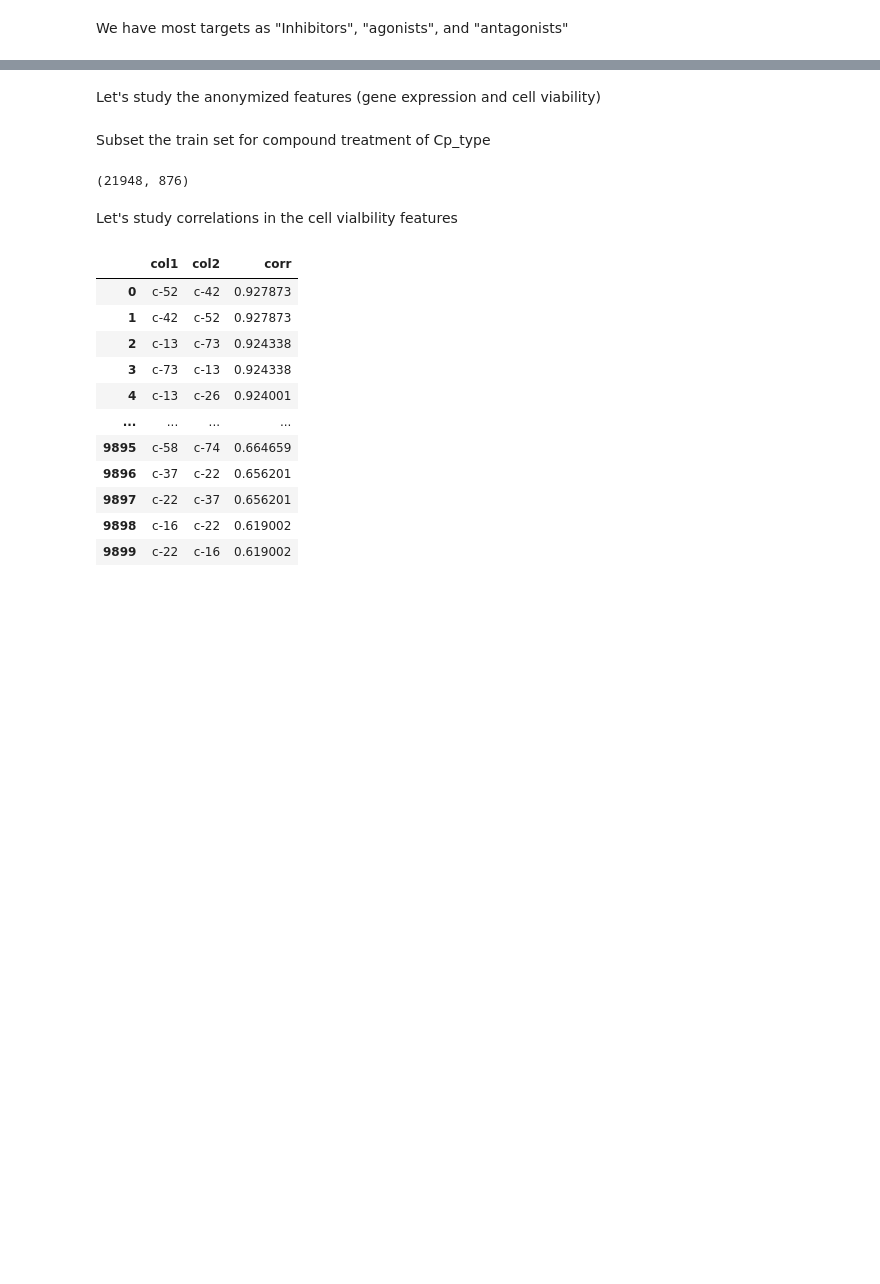
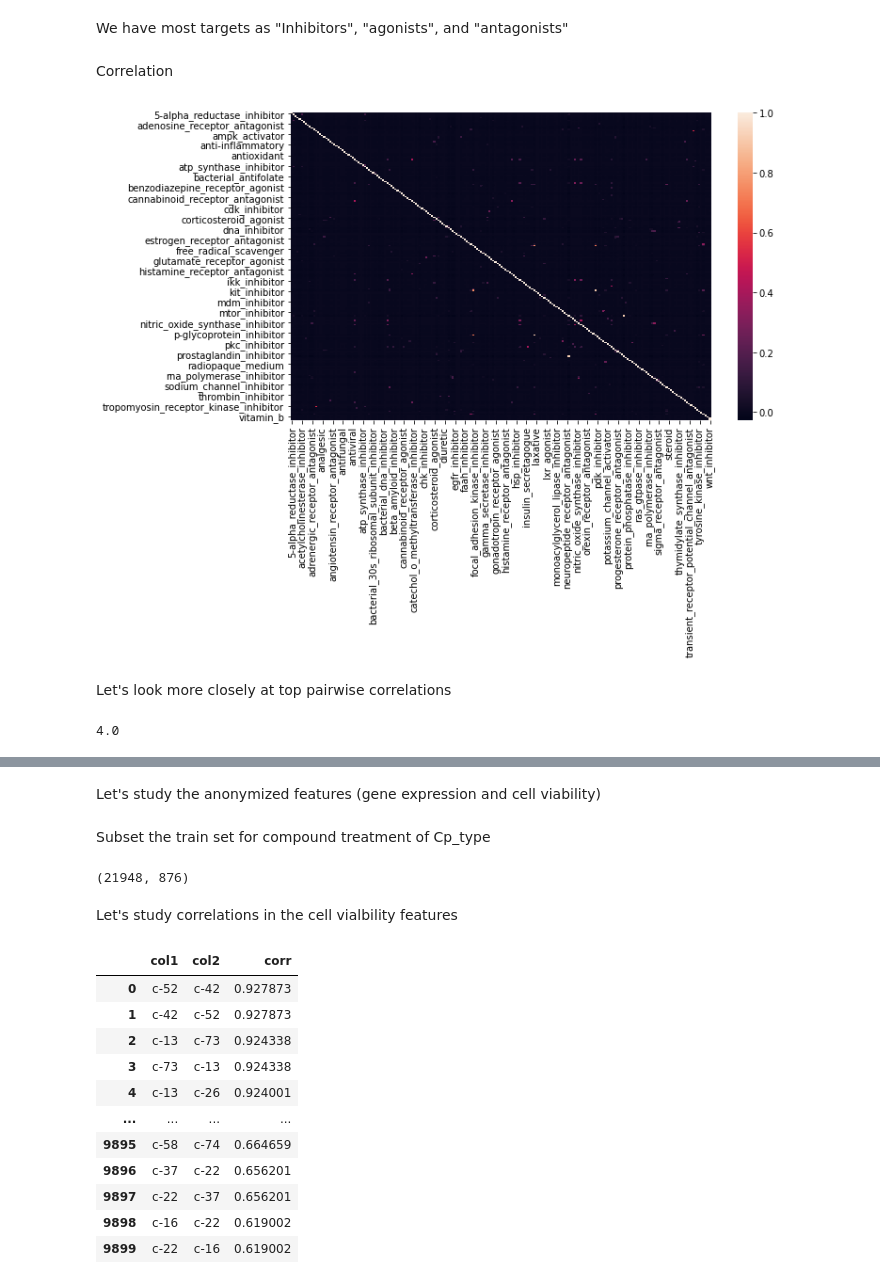
Before and after one commit to Hackman-git/Mechanisms_of_action, a Jupyter notebook: EDA.ipynb, the cells around one changed output, grey strips where cells are left out. Saved outputs shown, nothing was run; the diff lists cells and outputs as text; code cells hidden in the pictures; blank space fills up the shorter version.

Commit message:
More correlation analysis

```diff
--- a/EDA.ipynb
+++ b/EDA.ipynb
@@ -183,3 +177,14 @@ inhibitors = [i for i in targets if i.endswith('_inhibitor')]
 agonists = [i for i in targets if i.endswith('_agonist')]
 antagonists = [i for i in targets if i.endswith('_antagonist')]
 activators = [i for i in targets if i.endswith('_activator')]
+# %% [markdown]
+Correlation
+# %%
+correl = train_y[targets].corr()
+plt.figure(figsize=(10,6))
+sns.heatmap(correl)
+plt.show()
+# %% [output]
+[figure, added]
+# %% [markdown]
+Let's look more closely at top pairwise correlations
@@ -185,0 +194,5 @@ activators = [i for i in targets if i.endswith('_activator')]
+# %%
+top = c[c['corr'] >= 0.7]
+top.shape[0]/2
+# %% [output]
+4.0
```
Also changed, not shown: parts of 24 cells of this notebook.
